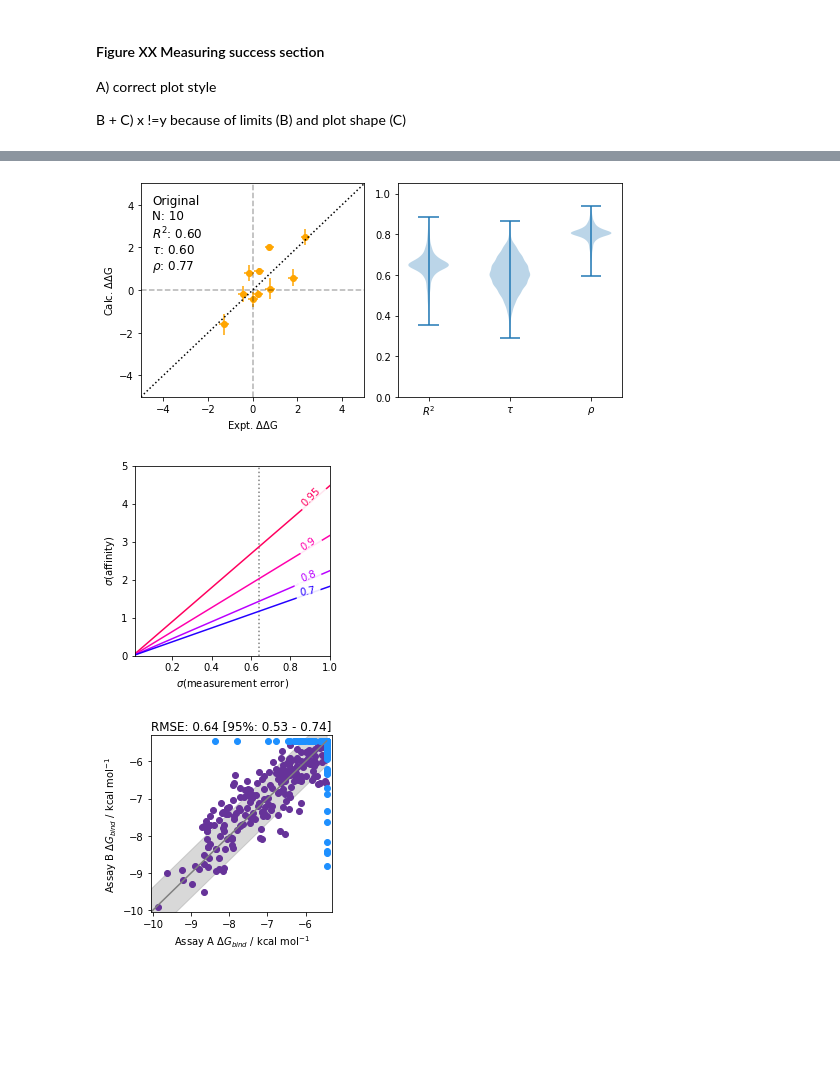
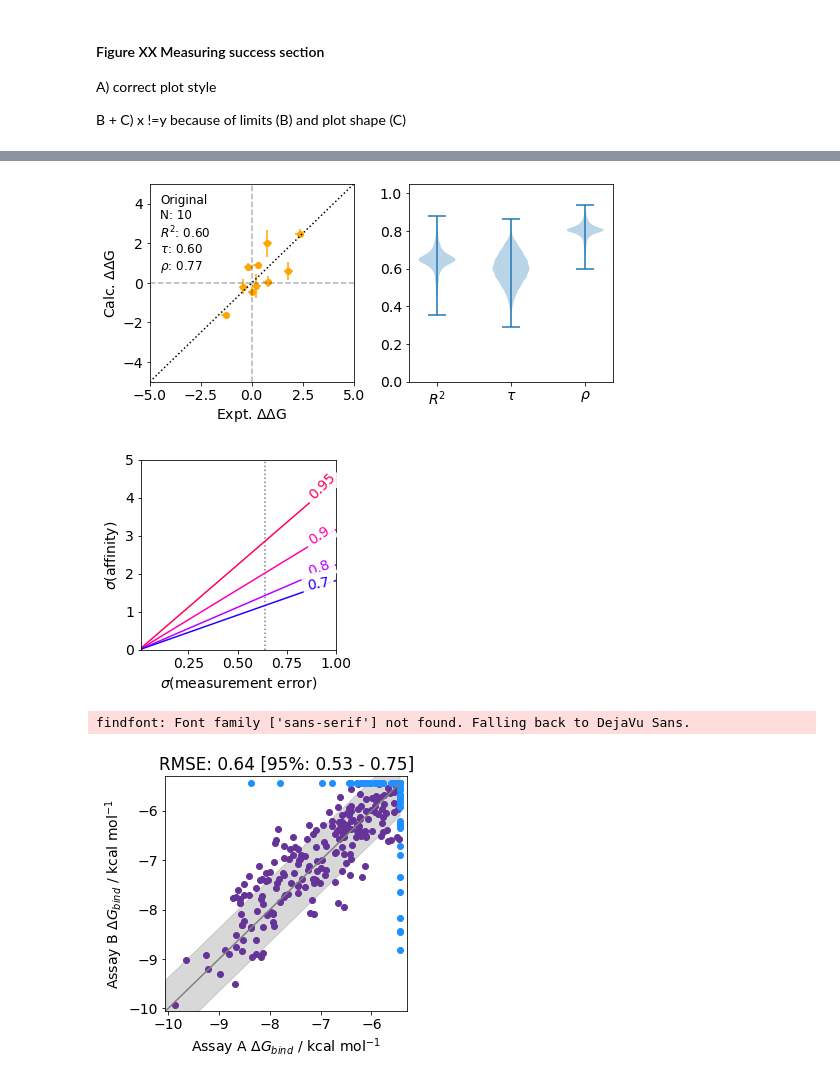
Before and after one commit to openforcefield/protein-ligand-benchmark-livecoms, a Jupyter notebook: figures/analysis/analysis-section.ipynb, the cells around one changed output, grey strips where cells are left out. Cells and saved outputs as stored; diff of their text form; code cells hidden in the pictures; blank space fills up the shorter version.

```diff
--- a/figures/analysis/analysis-section.ipynb
+++ b/figures/analysis/analysis-section.ipynb
@@ -7,6 +7,18 @@ import matplotlib.pyplot as plt
 import numpy as np
 import seaborn as sns
 from arsenic import stats
+
+import pandas as pd
+import sys
+from matplotlib import cm
+from matplotlib import colors
+import colorsys
+from matplotlib import rc
+font = {'size'   : 14}
+rc('font', **font)
+# change font
+plt.rcParams['font.sans-serif'] = "Helvetica"
+plt.rcParams['font.family'] = "sans-serif"
 # %%
 ### TOY DATA TO PLOT
 
@@ -395,7 +410,7 @@ plt.tight_layout()
 plt.savefig('relativeissuesA.pdf')
 plt.show()
 # %% [output]
-[figure, old version]
+[figure, new version]
 # %%
 desired_R_max = [0.7, 0.8, 0.9, 0.95]
 measurement_error = np.linspace(0.01,1.,20)
@@ -428,7 +443,7 @@ plt.xlim(measurement_error[0],measurement_error[-1])
 # plt.show()
 plt.savefig('R2max.pdf')
 # %% [output]
-[figure, old version]
+[figure, new version]
 # %%
 import pandas as pd
 
@@ -437,16 +452,19 @@ df = pd.read_csv('moonshot_activity_data.csv')
 rapidfire = df['r_avg_IC50']
 fluoresence = df['f_avg_IC50']
 
-plt.figure(figsize=(3.25,3.25))
+plt.figure(figsize=(4.8,4.8))
+plt.subplots_adjust(bottom=.2, left=.2)
+
+def _ic50_to_dG(x,s_conc=375E-9,Km=40E-6):
+    Ki = (x*1E-6) / (1 + (s_conc/Km))
+    return 0.59*np.log(Ki)
 
 top = _ic50_to_dG(99.)
 bottom = _ic50_to_dG(0.04)
 error = 0.64
 import math
 
-def _ic50_to_dG(x,s_conc=375E-9,Km=40E-6):
-    Ki = (x*1E-6) / (1 + (s_conc/Km))
-    return 0.59*np.log(Ki)
+
 
 active_a = []
 active_b = []
@@ -455,31 +473,32 @@ non_active_b = []
 for a,b in zip(rapidfire, fluoresence):
     if math.isnan(a) or math.isnan(b):
         continue
     else:
         if a == 99. or b == 99.5:
             non_active_a.append(_ic50_to_dG(a))
             non_active_b.append(_ic50_to_dG(b))
         else:
             active_a.append(_ic50_to_dG(a))
             active_b.append(_ic50_to_dG(b))
 
 plt.plot([bottom,top],[bottom,top],linestyle='-',color='grey')
 plt.fill_between([bottom,top],[bottom-error,top-error],[bottom+error,top+error],linestyle='-',color='grey',alpha=0.3)
 
 plt.scatter(active_a, active_b,alpha=1,color='rebeccapurple')
 plt.scatter(non_active_a, non_active_b,alpha=1,color='dodgerblue')
 
 plt.xlim(bottom, top+0.15)
 plt.ylim(bottom, top+0.15)
 
 
 plt.xlabel(r'Assay A $\Delta G_{bind}$ / kcal mol$^{-1}$')
 plt.ylabel(r'Assay B $\Delta G_{bind}$ / kcal mol$^{-1}$')
 
 all_values = stats.bootstrap_statistic(active_a+non_active_a, active_b+non_active_b,statistic='RMSE')
 good_values = stats.bootstrap_statistic(active_a, active_b,statistic='RMSE')
 
 plt.title(f'RMSE: {all_values["mle"]:.2f} [95%: {all_values["low"]:.2f} - {all_values["high"]:.2f}]')
 plt.savefig('moonshot-assays.pdf')
 # %% [output]
+findfont: Font family ['sans-serif'] not found. Falling back to DejaVu Sans.
-[figure, old version]
+[figure, new version]
```
Also changed, not shown: parts of 2 cells of this notebook, 10 other files.
